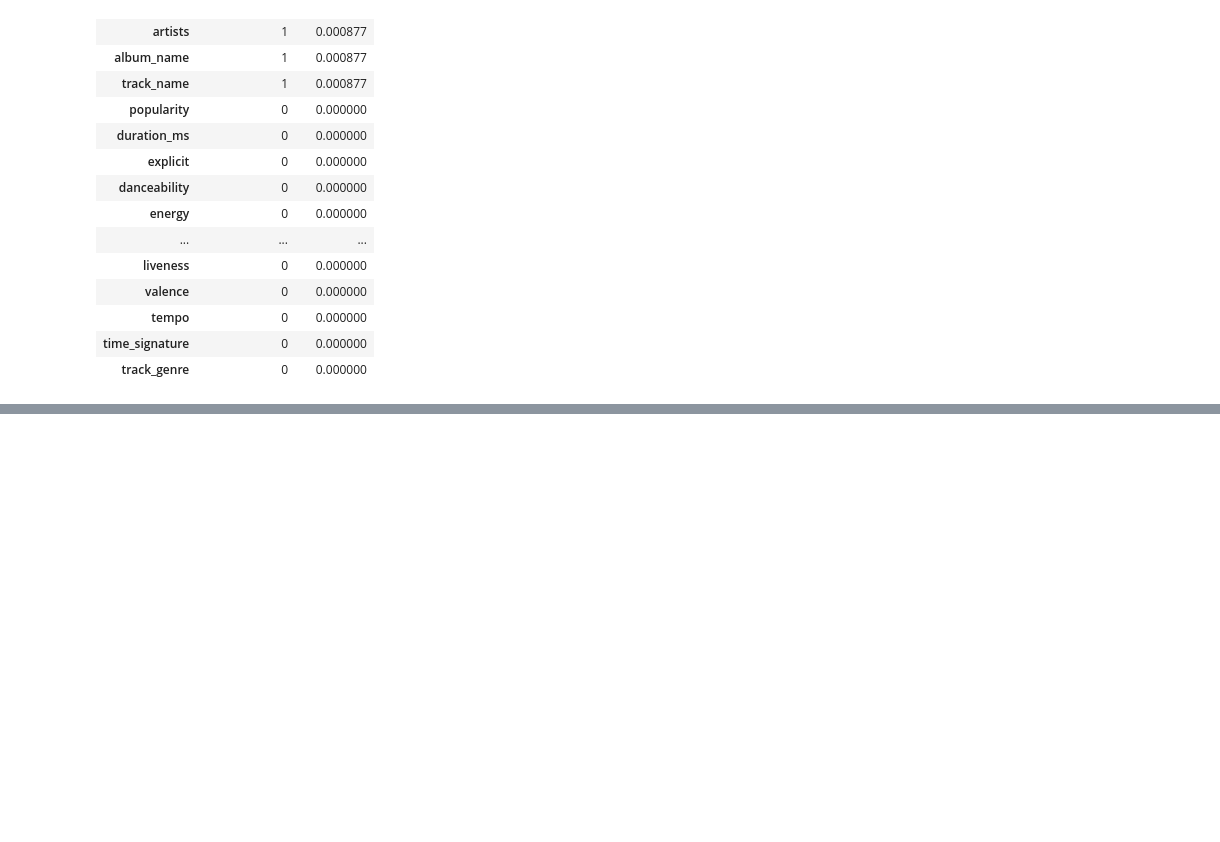
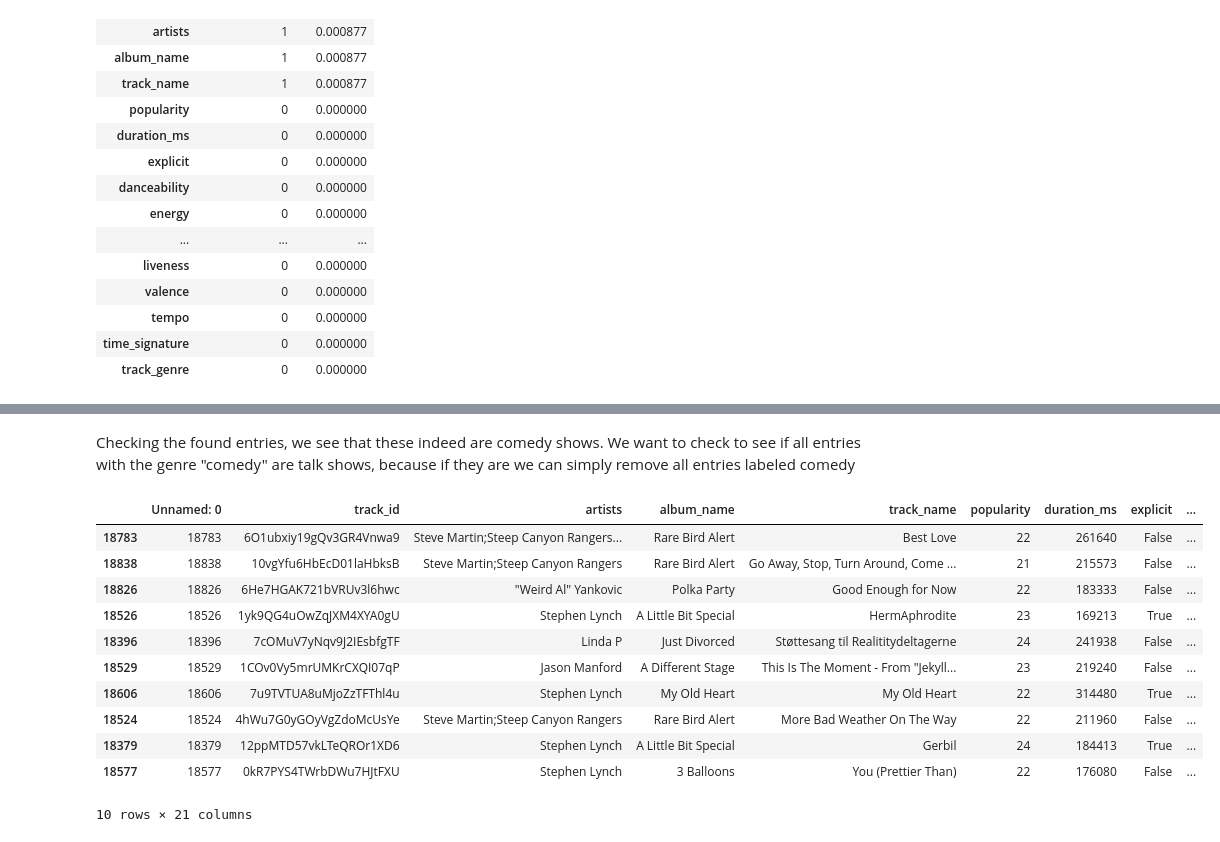
Before and after one commit to will-mccormack/CS-M148-Proj, a Jupyter notebook: Week_2_Spotify_Data_Cleaning_and_EDA.ipynb, the cells around one changed output, grey strips where cells are left out. Saved outputs shown, nothing was run; the diff lists cells and outputs as text; code cells hidden in the pictures; blank space fills up the shorter version.

```diff
--- a/Week_2_Spotify_Data_Cleaning_and_EDA.ipynb
+++ b/Week_2_Spotify_Data_Cleaning_and_EDA.ipynb
@@ -147,0 +143,18 @@ display(cleaned_data.head(5))
+# %% [markdown]
+Checking the found entries, we see that these indeed are comedy shows. We want to check to see if all entries with the genre "comedy" are talk shows, because if they are we can simply remove all entries labeled comedy
+# %%
+lowest_speechy_comedies = raw_data[raw_data['track_genre'] == 'comedy'].nsmallest(10, "speechiness")
+lowest_speechy_comedies
+# %% [output]
+|  | Unnamed: 0 | track_id | artists | album_name | track_name | popularity | duration_ms | explicit | ... |
+| 18783 | 18783 | 6O1ubxiy19gQv3GR4Vnwa9 | Steve Martin;Steep Canyon Rangers... | Rare Bird Alert | Best Love | 22 | 261640 | False | ... |
+| 18838 | 18838 | 10vgYfu6HbEcD01laHbksB | Steve Martin;Steep Canyon Rangers | Rare Bird Alert | Go Away, Stop, Turn Around, Come ... | 21 | 215573 | False | ... |
+| 18826 | 18826 | 6He7HGAK721bVRUv3l6hwc | "Weird Al" Yankovic | Polka Party | Good Enough for Now | 22 | 183333 | False | ... |
+| 18526 | 18526 | 1yk9QG4uOwZqJXM4XYA0gU | Stephen Lynch | A Little Bit Special | HermAphrodite | 23 | 169213 | True | ... |
+| 18396 | 18396 | 7cOMuV7yNqv9J2IEsbfgTF | Linda P | Just Divorced | Støttesang til Realititydeltagerne | 24 | 241938 | False | ... |
+| 18529 | 18529 | 1COv0Vy5mrUMKrCXQI07qP | Jason Manford | A Different Stage | This Is The Moment - From "Jekyll... | 23 | 219240 | False | ... |
+| 18606 | 18606 | 7u9TVTUA8uMjoZzTFThl4u | Stephen Lynch | My Old Heart | My Old Heart | 22 | 314480 | True | ... |
+| 18524 | 18524 | 4hWu7G0yGOyVgZdoMcUsYe | Steve Martin;Steep Canyon Rangers | Rare Bird Alert | More Bad Weather On The Way | 22 | 211960 | False | ... |
+| 18379 | 18379 | 12ppMTD57vkLTeQROr1XD6 | Stephen Lynch | A Little Bit Special | Gerbil | 24 | 184413 | True | ... |
+| 18577 | 18577 | 0kR7PYS4TWrbDWu7HJtFXU | Stephen Lynch | 3 Balloons | You (Prettier Than) | 22 | 176080 | False | ... |
+10 rows × 21 columns
```
Also changed, not shown: parts of 12 cells of this notebook.
